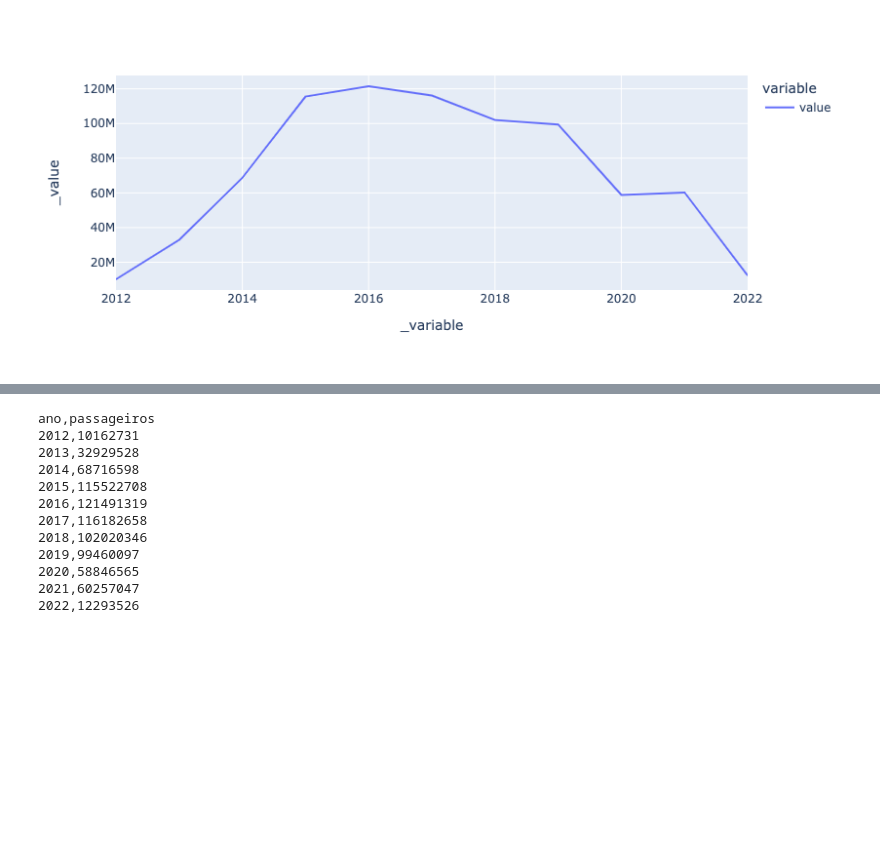
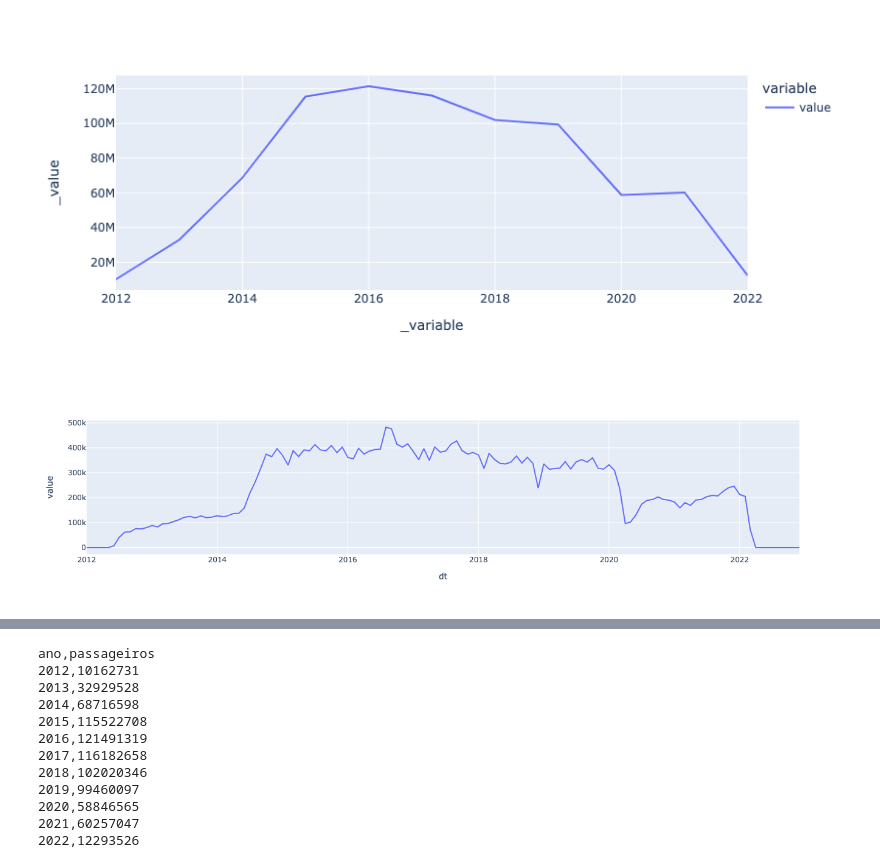
Before and after one commit to prefeitura-rio/webflow, a Jupyter notebook: stories/brt/code/treat_brt_data.ipynb, the cells around one changed output, grey strips where cells are left out. Saved outputs shown, nothing was run; the diff lists cells and outputs as text; code cells hidden in the pictures; blank space fills up the shorter version.

```diff
--- a/stories/brt/code/treat_brt_data.ipynb
+++ b/stories/brt/code/treat_brt_data.ipynb
@@ -271,3 +297,7 @@ passageiros['variable'] = passageiros['variable'].apply(int)
 passageiros.sort_values(by='variable').groupby('variable').sum()
 # %% [output]
 [figure]
+# %%
+px.line(passageiros.groupby('dt').sum().divide(25).reset_index(), x='dt', y='value',  width=720)
+# %% [output]
+[figure, added]
```
Also changed, not shown: parts of 14 cells of this notebook.
